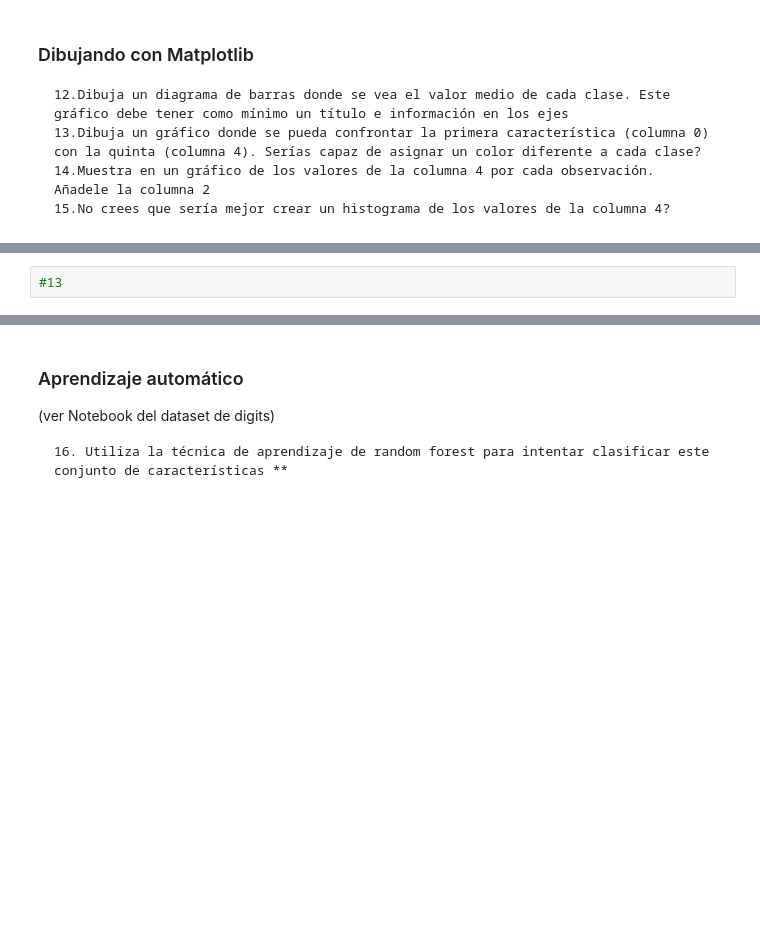
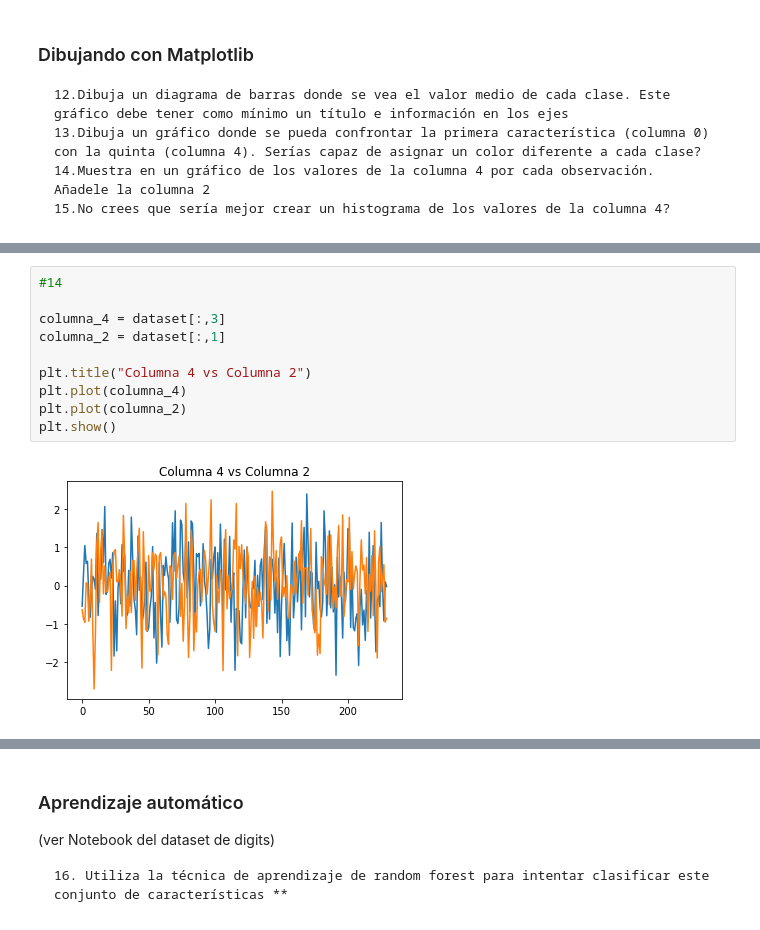
Before and after one commit to Javomgo/MADM2018, a Jupyter notebook: numpy/Final.ipynb, the cells around one changed output, grey strips where cells are left out. Drawn from its saved outputs; the diff is of its cells as text; blank space fills up the shorter version.

```diff
--- a/numpy/Final.ipynb
+++ b/numpy/Final.ipynb
@@ -220,2 +220,12 @@ plt.show()
-# %%
-#13
+# %%
+#14
+
+columna_4 = dataset[:,3]
+columna_2 = dataset[:,1]
+
+plt.title("Columna 4 vs Columna 2")
+plt.plot(columna_4)
+plt.plot(columna_2)
+plt.show()
+# %% [output]
+[figure, added]
```
Also changed, not shown: parts of 2 cells of this notebook.
